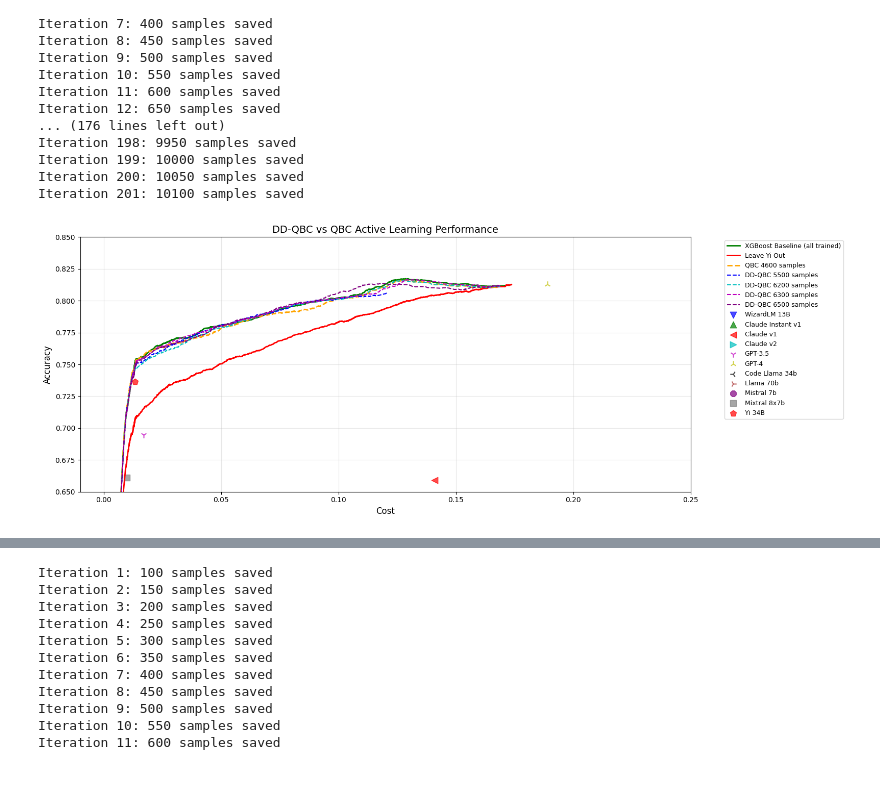
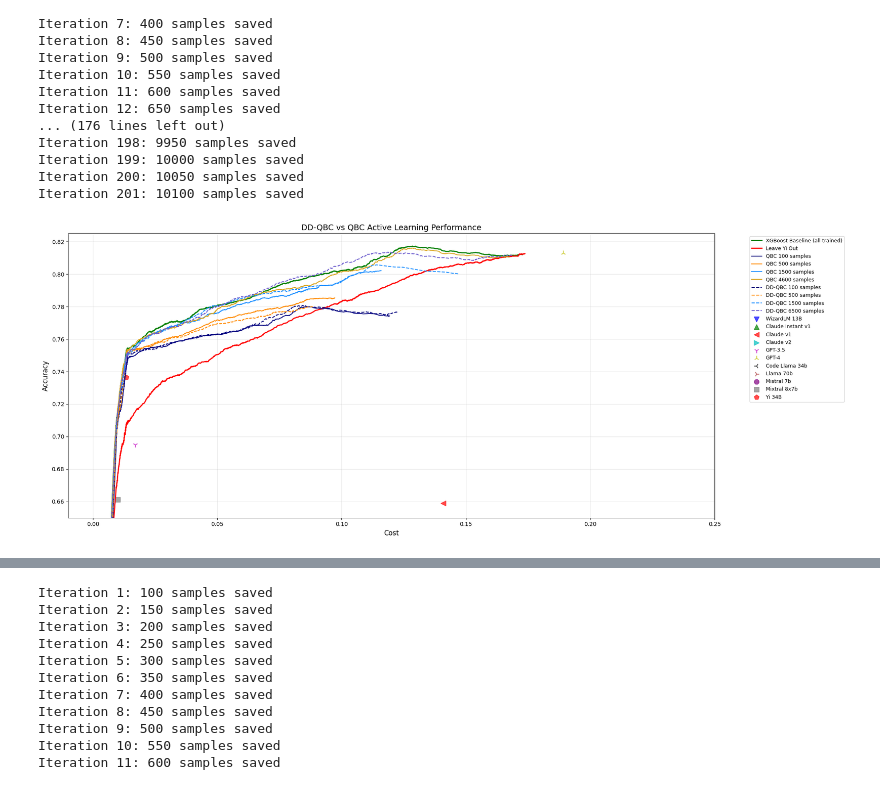
Before and after one commit to alkiviadis-mertzios/active-learning-routing, a Jupyter notebook: jack-testing.ipynb, the cells around one changed output, grey strips where cells are left out. Cells and saved outputs as stored; diff of their text form; code cells hidden in the pictures.

Commit message:
warm start DDQBC code plus nomral DDQBC algorithm

```diff
--- a/jack-testing.ipynb
+++ b/jack-testing.ipynb
@@ -1940,14 +1919,19 @@ def load_and_eval(directory, n_samples):
     for i, lam in enumerate(lambdas):
         acc_curve[i], cost_curve[i] = score_auc(
             y_acc_test, y_cost_test, y_acc_pred, y_cost_test, lam
-        )
+      )
     return acc_curve, cost_curve
 
-# --- QBC: just 4600 ---
-qbc_curve = load_and_eval("qbc_xgb_4600", 4600)
+# --- QBC ---
+qbc_sizes = [100, 500, 1500, 4600]
+qbc_curves = {}
+for n in qbc_sizes:
+    result = load_and_eval("qbc_xgb_important", n)
+    if result is not None:
+        qbc_curves[n] = result
 
-#DD-QBC: 4 sample sizes
-ddqbc_sizes = [5500, 6200, 6300, 6500]
+# --- DD-QBC ---
+ddqbc_sizes = [100, 500, 1500, 6500]
 ddqbc_curves = {}
 for n in ddqbc_sizes:
     result = load_and_eval("ddqbc_XGB_checkpoints_yi", n)
@@ -1955,45 +1939,49 @@ for n in ddqbc_sizes:
         ddqbc_curves[n] = result
 
 # --- Plot ---
-plt.figure(figsize=(16, 6))
-plt.ylim(0.65, 0.85)
+plt.figure(figsize=(20, 8))
+plt.ylim(0.65, 0.825)
 plt.xlim(-0.01, 0.25)
 
 plt.plot(cost_xgb_baseline, acc_xgb_baseline, '-', color='green',
        label='XGBoost Baseline (all trained)', linewidth=2)
 plt.plot(cost_leave_out, acc_leave_out, '-', color='red',
        label='Leave Yi Out', linewidth=2)
 
-if qbc_curve is not None:
-    acc_curve, cost_curve = qbc_curve
-    plt.plot(cost_curve, acc_curve, '--', color='orange',
-           label='QBC 4600 samples', linewidth=2)
-else:
-    print("QBC baseline curve not here")
+# qbc_colors = ['navy', 'darkorange', 'dodgerblue', 'goldenrod']
+qbc_colors = ['navy', 'darkorange', 'dodgerblue', 'goldenrod']
+for i, n in enumerate(qbc_sizes):
+    if n in qbc_curves:
+        acc_curve, cost_curve = qbc_curves[n]
+        plt.plot(cost_curve, acc_curve, '-',
+               color=qbc_colors[i],
+               label=f'QBC {n} samples',
+               linewidth=1.5)
 
-ddqbc_colors = ['b', 'c', 'm', 'purple']
+ddqbc_colors = ['navy', 'darkorange', 'dodgerblue', 'slateblue']
+# ddqbc_colors = ['purple', 'deeppink', 'teal', 'sienna', 'slateblue']
 for i, n in enumerate(ddqbc_sizes):
     if n in ddqbc_curves:
         acc_curve, cost_curve = ddqbc_curves[n]
         plt.plot(cost_curve, acc_curve, '--',
                color=ddqbc_colors[i],
                label=f'DD-QBC {n} samples',
                linewidth=1.5)
 
 markers = ['v', '^', '<', '>', '1', '2', '3', '4', '8', 's', 'p']
 colors_llms = ['b', 'g', 'r', 'c', 'm', 'y', 'k', 'brown', 'purple', 'gray', 'red']
 for j, _ in enumerate(llms):
     avg_acc = np.mean(y_acc_test[:, j])
     avg_cost = np.mean(y_cost_test[:, j]) / np.max(y_cost_test)
     plt.scatter(avg_cost, avg_acc, marker=markers[j],
               color=colors_llms[j], s=80, alpha=0.7, label=llms_short[j])
 
 plt.xlabel('Cost', fontsize=12)
 plt.ylabel('Accuracy', fontsize=12)
 plt.title('DD-QBC vs QBC Active Learning Performance', fontsize=14)
 plt.grid(True, alpha=0.3)
 plt.legend(bbox_to_anchor=(1.05, 1), loc='upper left', fontsize=9)
 plt.tight_layout()
 plt.show()
 # %% [output]
-[figure, old version]
+[figure, new version]
```
Also changed, not shown: parts of 11 cells of this notebook.
